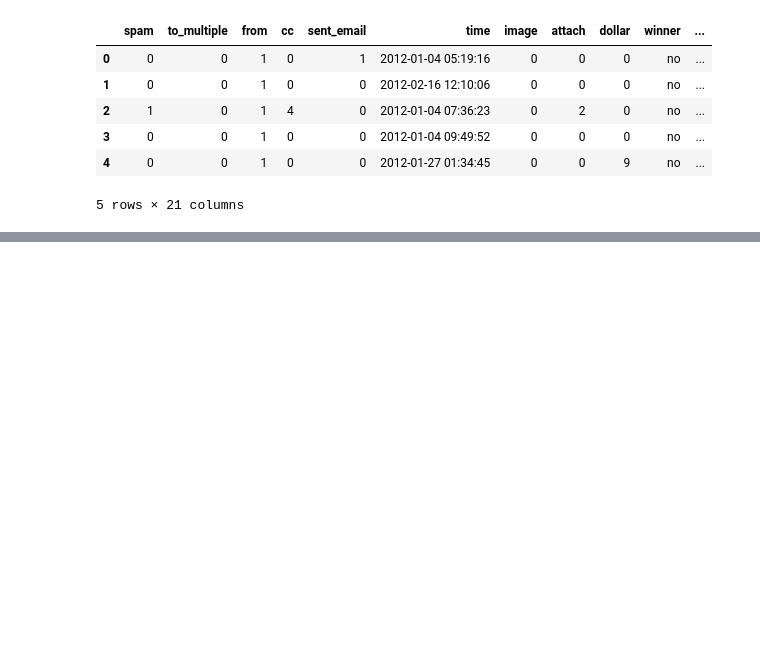
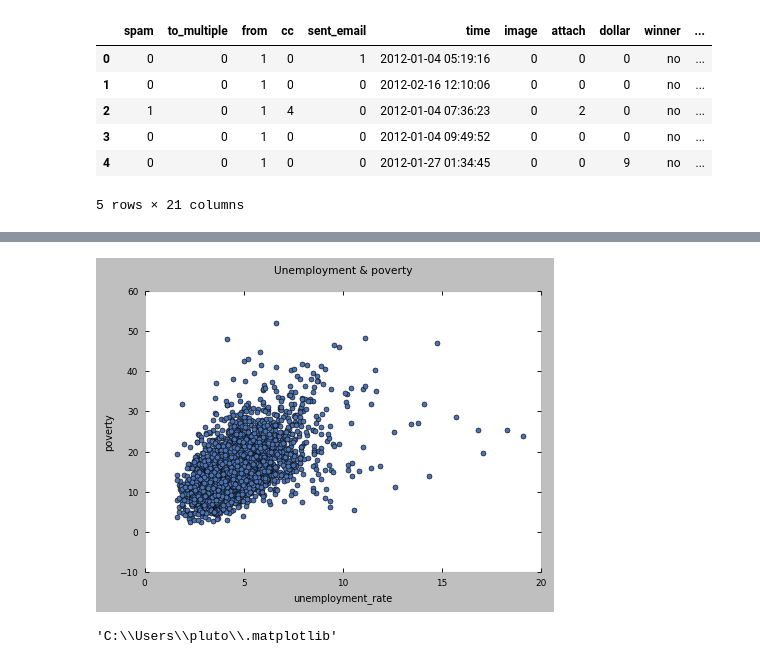
Before and after one commit to ukrainian-serge/open_intro_statistics, a Jupyter notebook: chap_1.1-.ipynb, the cells around one changed output, grey strips where cells are left out. Saved outputs shown, nothing was run; the diff lists cells and outputs as text; code cells hidden in the pictures; blank space fills up the shorter version.

Commit message:
scatter 1.8

```diff
--- a/chap_1.1-.ipynb
+++ b/chap_1.1-.ipynb
@@ -116,0 +90,5 @@ one_three.head()
+# %%
+one_five = pd.read_csv(
+    web_path+"county.csv",
+    header=0)
+one_five
@@ -116,0 +123,12 @@ one_three.head()
+# %%
+plt.style.use('seaborn-deep')
+ax = one_five.plot(kind='scatter',x='unemployment_rate',y='poverty');
+# ax.set_yscale('log')
+ax.set_title('Unemployment & poverty\n');
+# %% [output]
+[figure, added]
+# %%
+import matplotlib as mpl
+mpl.get_cachedir()
+# %% [output]
+'C:\\Users\\pluto\\.matplotlib'
```
Also changed, not shown: parts of 10 cells of this notebook, 1 other file.
